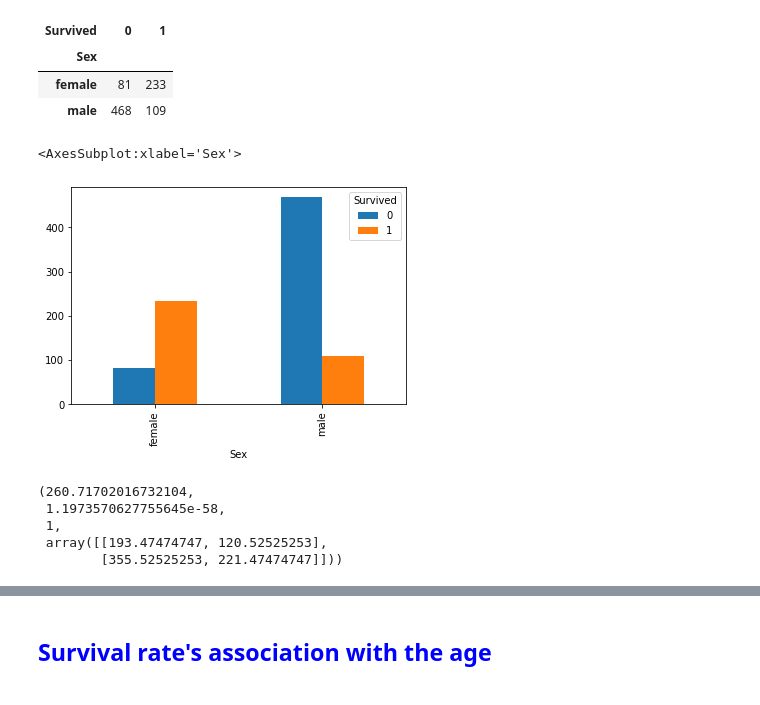
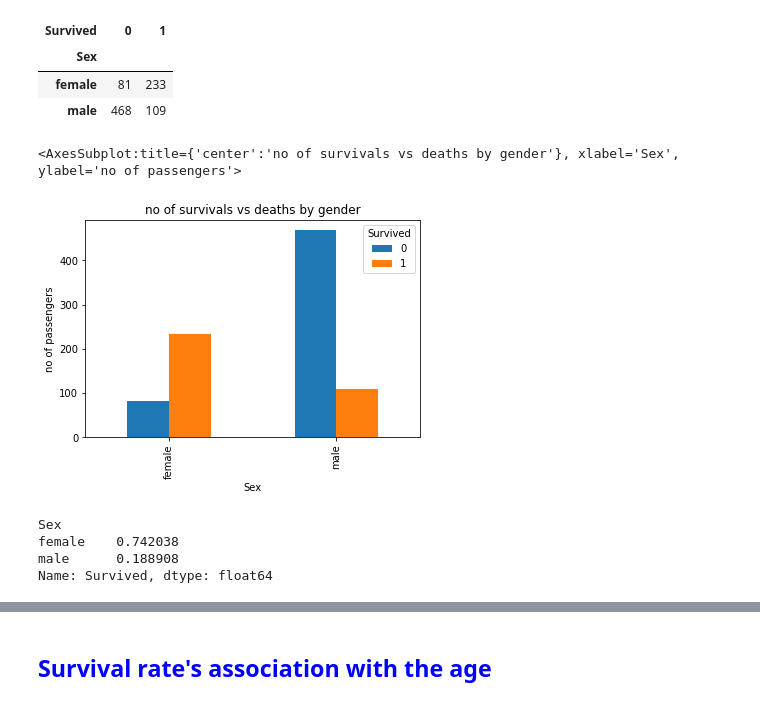
Before and after one commit to amoueslati/TitanicDSProject, a Jupyter notebook: src/Assignment_3_Part_2.ipynb, the cells around one changed output, grey strips where cells are left out. Cells and saved outputs as stored; diff of their text form; code cells hidden in the pictures.

```diff
--- a/src/Assignment_3_Part_2.ipynb
+++ b/src/Assignment_3_Part_2.ipynb
@@ -278,25 +186,23 @@ tc.corr()
 # %% [markdown]
  <h2 style="color:blue"> Survival rate's association with the gender</h2>
 # %%
-sex_survived_tab= pd.crosstab(tc['Sex'], tc['Survived'])
-sex_survived_tab
+gender_survival_table = pd.crosstab(tc['Sex'], tc['Survived'])
+gender_survival_table
 # %% [output]
 | Survived | 0 | 1 |
 | Sex |  |  |
 | female | 81 | 233 |
 | male | 468 | 109 |
-# %%
-sex_survived_tab.plot(kind='bar')
-# %% [output]
-<AxesSubplot:xlabel='Sex'>
-[figure, removed]
-# %%
-stats.chi2_contingency(sex_survived_tab)
-#tc["Sex"].corr(tc["Survived"])
-#tc.corr()
-# %% [output]
-(260.71702016732104,
- 1.1973570627755645e-58,
- 1,
- array([[193.47474747, 120.52525253],
-        [355.52525253, 221.47474747]]))
+# %%
+gender_survival_table.plot(kind='bar',ylabel="no of passengers",title="no of survivals vs deaths by gender")
+# %% [output]
+<AxesSubplot:title={'center':'no of survivals vs deaths by gender'}, xlabel='Sex', ylabel='no of passengers'>
+[figure, added]
+# %%
+gender_survival_table2 = tc[["Sex", "Survived"]].groupby("Sex")["Survived"].mean()
+gender_survival_table2
+# %% [output]
+Sex
+female    0.742038
+male      0.188908
+Name: Survived, dtype: float64
```
Also changed, not shown: parts of 51 cells of this notebook.
